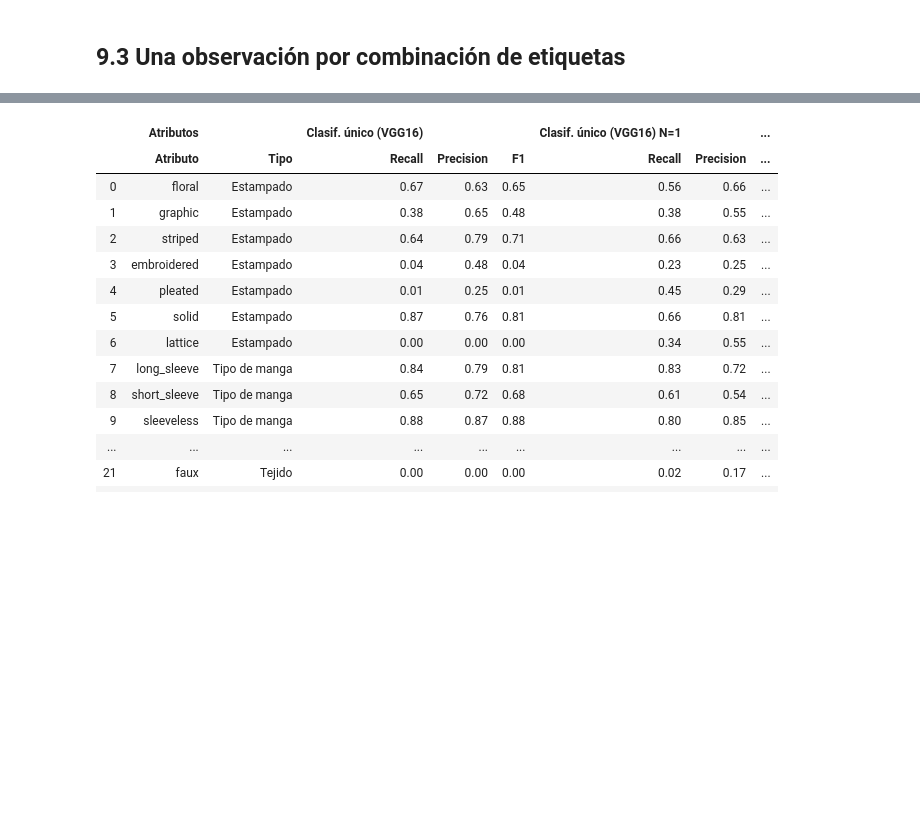
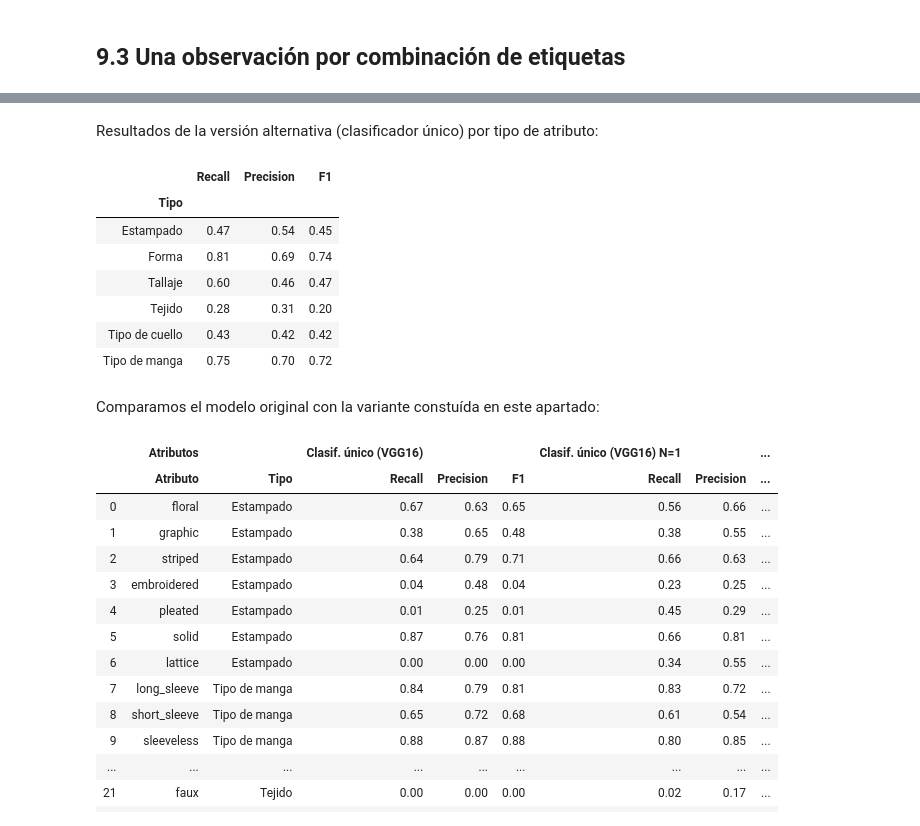
Before and after one commit to akepa/attribute-detection-in-fashon-images, a Jupyter notebook: src/DeepFashion_VersionReducida.ipynb, the cells around one changed output, grey strips where cells are left out. Saved outputs shown, nothing was run; the diff lists cells and outputs as text; code cells hidden in the pictures; blank space fills up the shorter version.

```diff
--- a/src/DeepFashion_VersionReducida.ipynb
+++ b/src/DeepFashion_VersionReducida.ipynb
@@ -1754,6 +1775,21 @@ Loading cached value for variable 'vgg16_test_res_with_os'. Time since caching:
 |  | recall.micro | precision.micro | f1.micro | recall.macro | precision.macro | f1.macro |
 | Clasif. único (VGG16) | 0.76 | 0.76 | 0.76 | 0.45 | 0.55 | 0.46 |
 | Clasif. único (VGG16) N=1 | 0.66 | 0.66 | 0.66 | 0.50 | 0.50 | 0.45 |
+# %% [markdown]
+Resultados de la versión alternativa (clasificador único) por tipo de atributo:
+# %%
+build_results_table_by_attr_type(vgg16_test_res_with_os[0])
+# %% [output]
+|  | Recall | Precision | F1 |
+| Tipo |  |  |  |
+| Estampado | 0.47 | 0.54 | 0.45 |
+| Forma | 0.81 | 0.69 | 0.74 |
+| Tallaje | 0.60 | 0.46 | 0.47 |
+| Tejido | 0.28 | 0.31 | 0.20 |
+| Tipo de cuello | 0.43 | 0.42 | 0.42 |
+| Tipo de manga | 0.75 | 0.70 | 0.72 |
+# %% [markdown]
+Comparamos el modelo original con la variante constuída en este apartado:
 # %%
 res_table_single_with_n1 = build_results_table(vgg16_test_res_with_os[0])
 dfs = [res_table_single[["Atributo", "Tipo"]],
```
Also changed, not shown: parts of 46 cells of this notebook, 7 other files.
